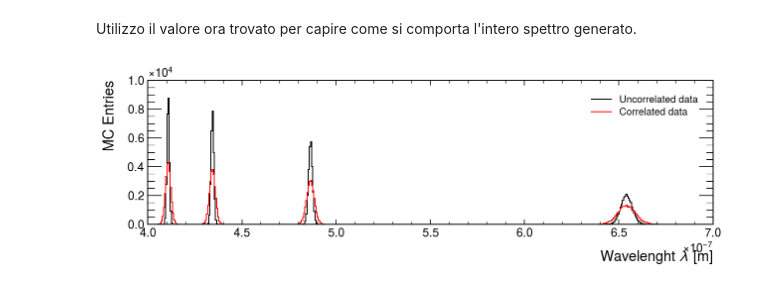
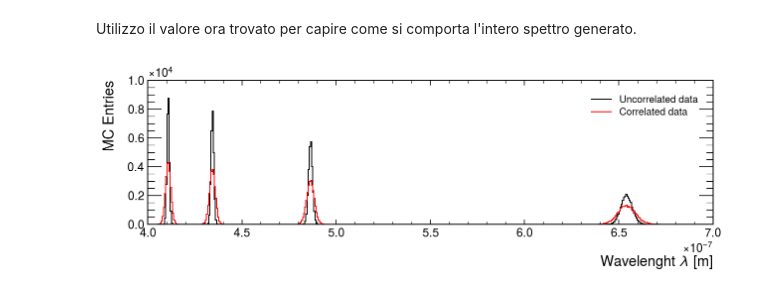
Before and after one commit to mattiasotgia/E6_sim_prism, a Jupyter notebook: tasks/task1_gen_corr_AB.ipynb, the cells around one changed output. Saved outputs shown, nothing was run; the diff lists cells and outputs as text; code cells hidden in the pictures.

```diff
--- a/tasks/task1_gen_corr_AB.ipynb
+++ b/tasks/task1_gen_corr_AB.ipynb
@@ -169,11 +169,11 @@ for _ in range(n_samples):
 # %%
 plt.figure(figsize=(10,2.5))
 hep.histplot(h_λ,yerr=False,color='k', label='Uncorrelated data')
 hep.histplot(h_λ_normal,yerr=False,color='r', label='Correlated data')
 
 plt.legend()
-plt.xlabel('Wavelenght $\lambda$ [m]')
+plt.xlabel('Wavelenght $\lambda$ [m]', labelpad=15)
 plt.ylabel('MC Entries')
 plt.savefig('wavelenght.pdf', bbox_inches='tight')
 # %% [output]
-[figure, old version]
+[figure, new version]
```
Also changed, not shown: parts of 4 cells of this notebook, 4 other files.
